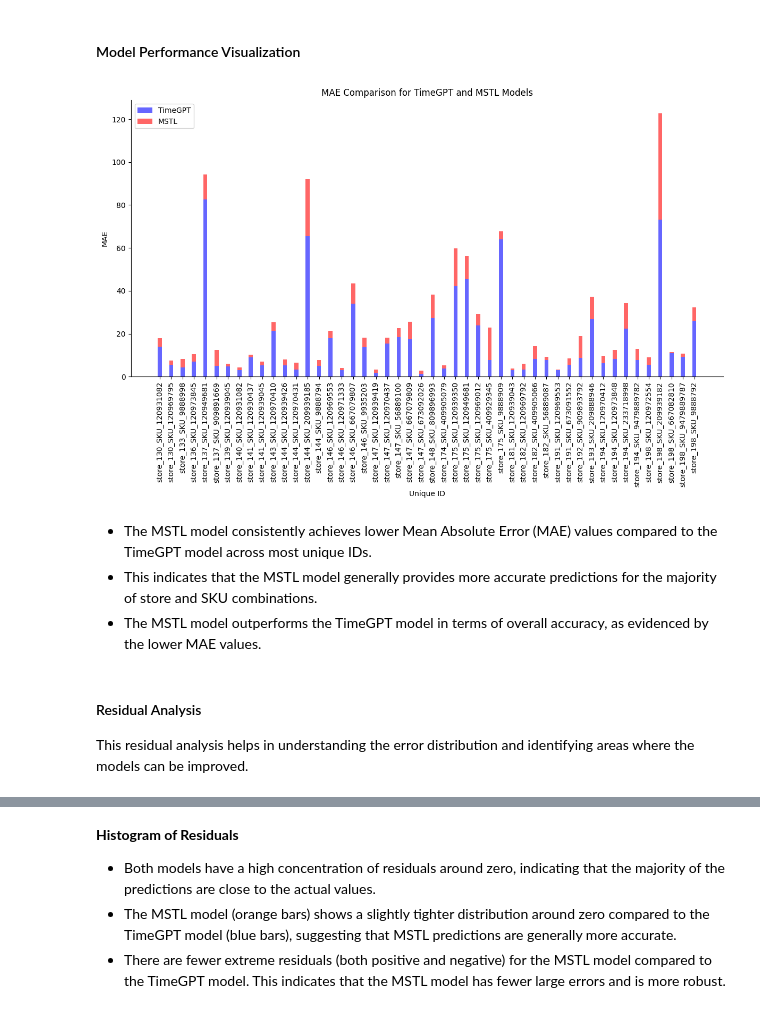
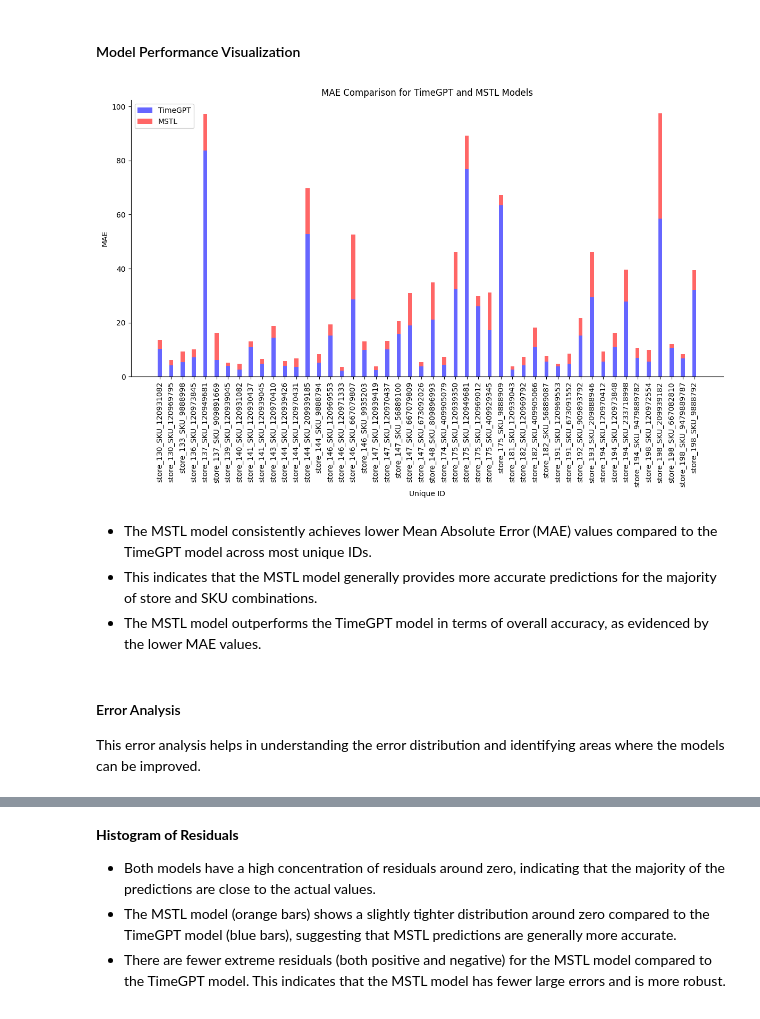
Before and after one commit to emirhansilsupur/supply-chain-analytics-forecasting, a Jupyter notebook: SC_Analytics_Forecasting.ipynb, the cells around one changed output, grey strips where cells are left out. Drawn from its saved outputs; the diff is of its cells as text; code cells hidden in the pictures.

```diff
--- a/SC_Analytics_Forecasting.ipynb
+++ b/SC_Analytics_Forecasting.ipynb
@@ -2118,3 +2106,3 @@ The mean MAE value for the Cross Validation is 6.25, with a standard deviation o
 # %%
-evaluation_mstl_cv_rmse = evaluate_cross_validation(crossvalidation_df_mstl,rmse)
+evaluation_mstl_cv_smape = evaluate_cross_validation(crossvalidation_df_mstl,smape)
 # %%
@@ -2383,7 +2367,7 @@ sf.plot(
 # %%
 evaluation_gpt_cv = evaluate(
     timegpt_cv_df,
-    metrics=[mae,rmse],
+    metrics=[mae,smape],
     models=["TimeGPT"],
     target_col="y",
     id_col="unique_id",
@@ -2411,24 +2384,24 @@ RMSE Standard Deviation: 29.33
 # %% [markdown]
 #### Model Performance Visualization
 # %%
-def get_eval_metrics(evaluation_gpt_cv, evaluation_mstl_cv_mae, evaluation_mstl_cv_rmse):
+def get_eval_metrics(evaluation_gpt_cv, evaluation_mstl_cv_mae, evaluation_mstl_cv_smape):
     """
     Extracts MAE and RMSE metrics for TimeGPT and MSTL models, and merges them.
 
     Parameters:
     - evaluation_gpt_cv (pd.DataFrame): Evaluation DataFrame for TimeGPT containing metrics.
     - evaluation_mstl_cv_mae (pd.DataFrame): Evaluation DataFrame for MSTL containing MAE metrics.
-    - evaluation_mstl_cv_rmse (pd.DataFrame): Evaluation DataFrame for MSTL containing RMSE metrics.
+    - evaluation_mstl_cv_smape (pd.DataFrame): Evaluation DataFrame for MSTL containing SMAPE metrics.
 
     Returns:
     - pd.DataFrame: Merged DataFrame with unique_id, TimeGPT MAE, and MSTL MAE and RMSE.
     """
     eval_timegpt_cv_mae = evaluation_gpt_cv[evaluation_gpt_cv["metric"] == "mae"][["unique_id", "TimeGPT"]]
-    eval_timegpt_cv_rmse = evaluation_gpt_cv[evaluation_gpt_cv["metric"] == "rmse"][["unique_id", "TimeGPT"]]
-    eval_rmse_mae_mstl = pd.merge(evaluation_mstl_cv_mae, evaluation_mstl_cv_rmse, on="unique_id")
-    eval_rmse_mae_mstl.reset_index(inplace=True)
+    eval_timegpt_cv_smape = evaluation_gpt_cv[evaluation_gpt_cv["metric"] == "smape"][["unique_id", "TimeGPT"]]
+    eval_smape_mae_mstl = pd.merge(evaluation_mstl_cv_mae, evaluation_mstl_cv_smape, on="unique_id")
+    eval_smape_mae_mstl.reset_index(inplace=True)
 
-    return eval_timegpt_cv_mae, eval_timegpt_cv_rmse, eval_rmse_mae_mstl
+    return eval_timegpt_cv_mae, eval_timegpt_cv_smape, eval_smape_mae_mstl
 # %%
-eval_timegpt_cv_mae, eval_timegpt_cv_rmse, eval_rmse_mae_mstl = get_eval_metrics(evaluation_gpt_cv, evaluation_mstl_cv_mae, evaluation_mstl_cv_rmse)
+eval_timegpt_cv_mae, eval_timegpt_cv_smape, eval_smape_mae_mstl = get_eval_metrics(evaluation_gpt_cv, evaluation_mstl_cv_mae, evaluation_mstl_cv_smape)
 # %%
@@ -2458,43 +2432,43 @@ fig, axs = plt.subplots(figsize=(12, 8))
 axs.bar(
     eval_timegpt_cv_mae["unique_id"],
     eval_timegpt_cv_mae["TimeGPT"],
     width,
     label="TimeGPT",
     color="b",
     alpha=0.6,
 )
 axs.bar(
-    eval_rmse_mae_mstl["unique_id"],
-    eval_rmse_mae_mstl["MSTL_mae"],
+    eval_smape_mae_mstl["unique_id"],
+    eval_smape_mae_mstl["MSTL_mae"],
     width,
     label="MSTL",
     color="r",
     alpha=0.6,
     bottom=eval_timegpt_cv_mae["TimeGPT"],
 )
 
 # Customizing the bar plot
 axs.set_xlabel("Unique ID")
 axs.set_ylabel("MAE")
 axs.set_title("MAE Comparison for TimeGPT and MSTL Models")
 axs.legend()
 axs.spines["top"].set_visible(False)
 axs.spines["right"].set_visible(False)
 axs.tick_params(axis="x", rotation=90)
 
-ax.spines["top"].set_visible(False)
-ax.spines["right"].set_visible(False)
+axs.spines["top"].set_visible(False)
+axs.spines["right"].set_visible(False)
 
 # Show the combined plot
 plt.tight_layout()
 plt.show()
 # %% [output]
-[figure, old version]
+[figure, new version]
 # %% [markdown]
 - The MSTL model consistently achieves lower Mean Absolute Error (MAE) values compared to the TimeGPT model across most unique IDs.
 - This indicates that the MSTL model generally provides more accurate predictions for the majority of store and SKU combinations.
 - The MSTL model outperforms the TimeGPT model in terms of overall accuracy, as evidenced by the lower MAE values.
 # %% [markdown]
-#### Residual Analysis
+#### Error Analysis
 
-This residual analysis helps in understanding the error distribution and identifying areas where the models can be improved.
+This error analysis helps in understanding the error distribution and identifying areas where the models can be improved.
```
Also changed, not shown: parts of 45 cells of this notebook.
